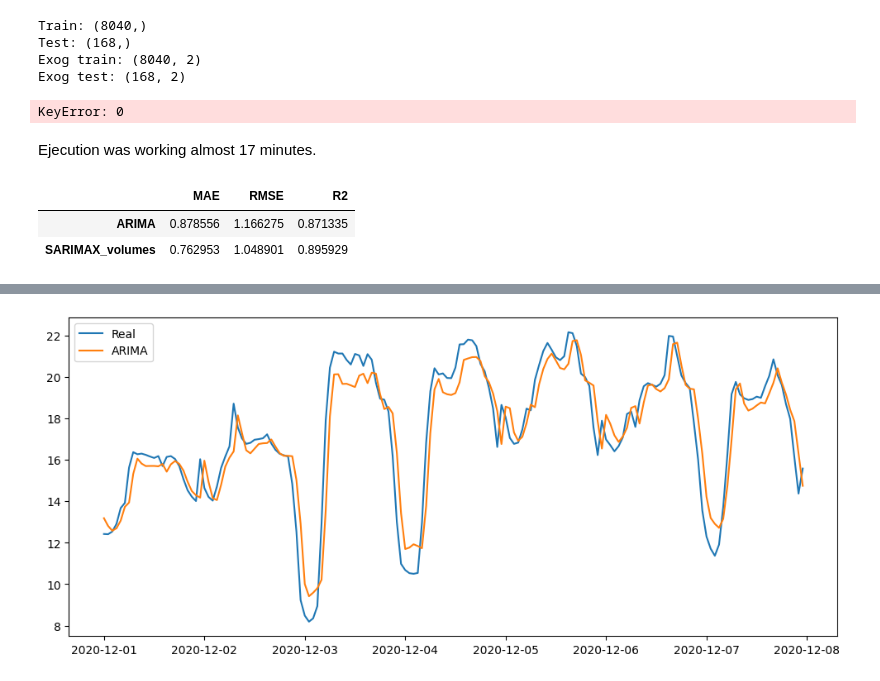
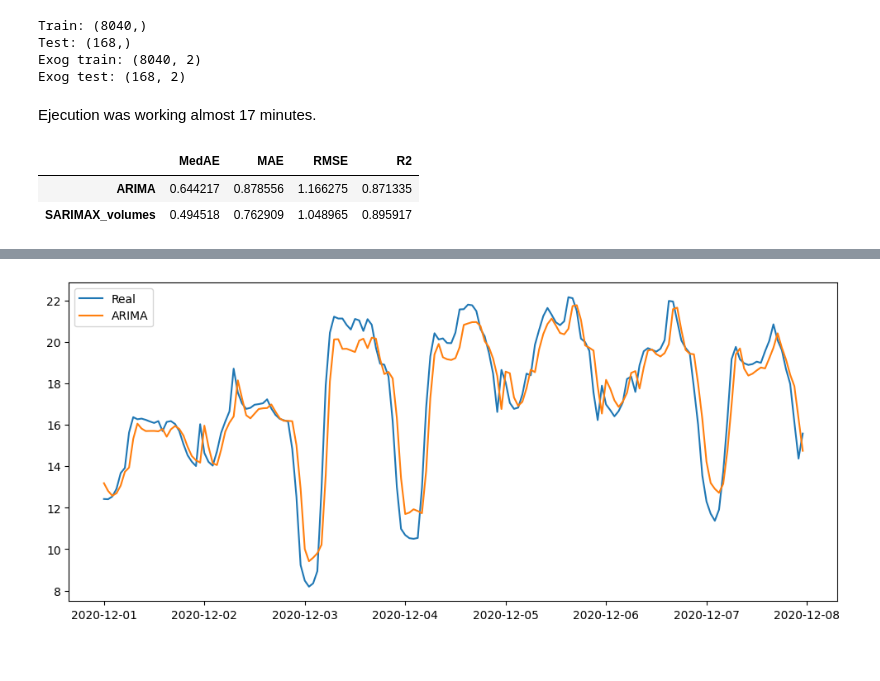
Before and after one commit to huugoox/tfg, a Jupyter notebook: notebooks/04_traditional_models.ipynb, the cells around one changed output, grey strips where cells are left out. Cells and saved outputs as stored; diff of their text form; code cells hidden in the pictures.

```diff
--- a/notebooks/04_traditional_models.ipynb
+++ b/notebooks/04_traditional_models.ipynb
@@ -165,7 +170,7 @@ for t in range(len(test)):
     yhat = model_fit.forecast(
         steps=1,
         exog=exog_test.iloc[[t]]
-    )[0]
+    ).iloc[0]
 
     sarimax_predictions.append(yhat)
 
@@ -175,29 +180,28 @@ for t in range(len(test)):
     )
 
 sarimax_pred_series = pd.Series(sarimax_predictions, index=test.index)
-# %% [output]
-KeyError: 0
 # %% [markdown]
 Ejecution was working almost 17 minutes.
 # %%
 # ============================================================
 # 8. COMPARE RESULTS
 # ============================================================
 
 def evaluate_model(y_true, y_pred):
     return {
+        "MedAE": median_absolute_error(y_true, y_pred),
         "MAE": mean_absolute_error(y_true, y_pred),
         "RMSE": np.sqrt(mean_squared_error(y_true, y_pred)),
         "R2": r2_score(y_true, y_pred)
     }
 
 results = pd.DataFrame({
     "ARIMA": evaluate_model(test, arima_pred_series),
     "SARIMAX_volumes": evaluate_model(test, sarimax_pred_series)
 }).T
 
 results
 # %% [output]
-|  | MAE | RMSE | R2 |
-| ARIMA | 0.878556 | 1.166275 | 0.871335 |
-| SARIMAX_volumes | 0.762953 | 1.048901 | 0.895929 |
+|  | MedAE | MAE | RMSE | R2 |
+| ARIMA | 0.644217 | 0.878556 | 1.166275 | 0.871335 |
+| SARIMAX_volumes | 0.494518 | 0.762909 | 1.048965 | 0.895917 |
```
Also changed, not shown: parts of 9 cells of this notebook.
